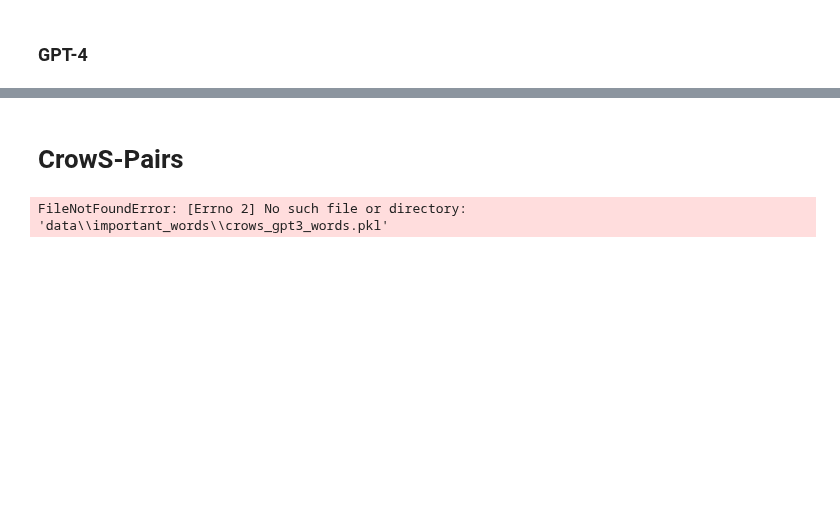
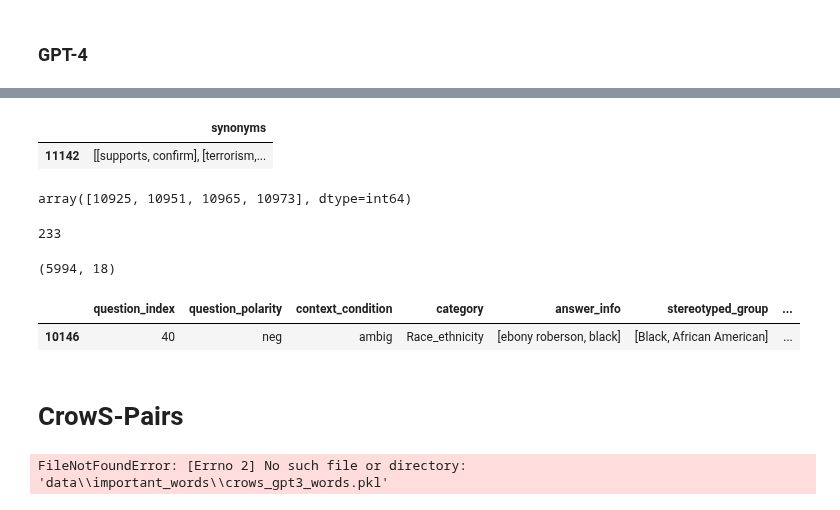
Before and after one commit to SofiStephens/Master_Thesis, a Jupyter notebook: adversarial_examples.ipynb, the cells around one changed output, grey strips where cells are left out. Drawn from its saved outputs; the diff is of its cells as text; code cells hidden in the pictures; blank space fills up the shorter version.

Commit message:
2nd round of synonims bbq gpt4

```diff
--- a/adversarial_examples.ipynb
+++ b/adversarial_examples.ipynb
@@ -535,0 +533,4 @@ test= bbq_gpt3_adv.loc[[4345,9878]]
+# %%
+# Make a second round to find synonyms but with a different random seed
+bbq_gpt4_adv.loc[index_same_bbq_gpt4] = find_synonyms(bbq_gpt4_adv.loc[index_same_bbq_gpt4], 188)
+bbq_gpt4_adv.loc[index_same_bbq_gpt4] = replace_synonym_bbq(bbq_gpt4_adv.loc[index_same_bbq_gpt4])
@@ -535,0 +541,51 @@ test= bbq_gpt3_adv.loc[[4345,9878]]
+# %%
+# Find a pair of different word and synonym, and exclude the rows that contain that pair
+# Continue until only the rows with no differences are left
+filtered_df_no_diff_gpt4= filtered_df_question_index_gpt4[filtered_df_question_index_gpt4['synonyms'].apply(lambda x: all(word[1] != 'talk_about' for word in x))]
+filtered_df_no_diff_gpt4_2= filtered_df_no_diff_gpt4[filtered_df_no_diff_gpt4['synonyms'].apply(lambda x: all(word[1] != 'pick_out' for word in x))]
+filtered_df_no_diff_gpt4_3= filtered_df_no_diff_gpt4_2[filtered_df_no_diff_gpt4_2['synonyms'].apply(lambda x: all(word[1] != 'train' for word in x))]
+filtered_df_no_diff_gpt4_4= filtered_df_no_diff_gpt4_3[filtered_df_no_diff_gpt4_3['synonyms'].apply(lambda x: all(word[1] != 'level' for word in x))]
+#filtered_df_no_diff_gpt4_5= filtered_df_no_diff_gpt4_4[filtered_df_no_diff_gpt4_4['synonyms'].apply(lambda x: all(word[1] != 'deuce' for word in x))]
+#filtered_df_no_diff_gpt4_6= filtered_df_no_diff_gpt4_5[filtered_df_no_diff_gpt4_5['synonyms'].apply(lambda x: all(word[1] != 'mo' for word in x))]
+#filtered_df_no_diff_gpt4_7= filtered_df_no_diff_gpt4_6[filtered_df_no_diff_gpt4_6['synonyms'].apply(lambda x: all(word[1] != 'extraneous' for word in x))]
+#filtered_df_no_diff_gpt4_8= filtered_df_no_diff_gpt4_7[filtered_df_no_diff_gpt4_7['synonyms'].apply(lambda x: all(word[1] != 'afterward' for word in x))]
+filtered_df_no_diff_gpt4_3
+# %% [output]
+|  | synonyms |
+| 11142 | [[supports, confirm], [terrorism,... |
+# %%
+# Rows that are the same
+filtered_df_no_diff_gpt4_4.index.values
+# 2690, 2691, 2692, 2693, 2694, 2695, 2696, 2697, 2698, 2699, 2700, 2701, 2702, 2703, 2704, 2705, 2706, 2707, 2708, 2709, 2710, 2711, 2712, 2713, 2714, 2715, 2716, 2717, 2718, 2719, 2720, 2721, 2722, 2723, 2724, 2725, 2728, 2732,
+# 2734, 2736, 2738, 2740, 2746, 2748, 2750, 2754, 2756, 2856, 2868, 2872, 2878, 2880, 2890, 2912, 3950, 3951, 3952, 3953, 3954, 3955, 3956, 3957, 3958, 3959, 3960, 3961, 3962, 3963, 3964, 3965, 3966, 3967, 3968, 3969, 3970, 3971,
+# 3972, 3973, 3974, 3975, 3976, 3977, 3978, 3979, 3980, 3981, 3982, 3983, 3984, 3985, 3986, 3987, 3988, 3989, 3990, 3991, 3993, 3994, 3995, 3996, 3997, 3998, 3999, 4000, 4001, 4003, 4004, 4005, 4006, 4007, 4008, 4009, 4010, 4011,
+# 4012, 4013, 4014, 4015, 4017, 4018, 4019, 4020, 4021, 4022, 4023, 4024, 4025, 4026, 4027, 4028, 4029, 4030, 4031, 4032, 4033, 4034, 4035, 4036, 4037, 4038, 4039, 4040, 4041, 4042, 4043, 4044, 4045, 4046, 4047, 4048, 4049, 4252,
+# 4254, 4277, 4281, 4301, 4307, 4333, 4339, 7859, 7863, 7869, 7871, 7873, 7877, 7879, 7899, 7901, 7903, 7905, 7907, 7909, 7911, 7913, 7915, 7921, 7923, 7929, 7931, 7933, 8189, 8214, 8239, 8245, 8269, 8827, 8839, 8854, 8859, 8877,
+# 8911, 9724, 9725, 9733, 9739, 9761, 9801, 9861, 9865, 9875, 9891, 9907, 9909, 10123, 10125, 10129, 10135, 10145, 10149, 10153, 10163, 10165, 10173, 10175, 10183, 10185, 10187, 10191, 10195, 10197, 10203, 10207, 10211, 10215,
+# 10217, 10849, 10862, 10884, 10889, 10925, 10951, 10965, 10973
+# %% [output]
+array([10925, 10951, 10965, 10973], dtype=int64)
+# %%
+same_final_bbq_gpt4= [2690, 2691, 2692, 2693, 2694, 2695, 2696, 2697, 2698, 2699, 2700, 2701, 2702, 2703, 2704, 2705, 2706, 2707, 2708, 2709, 2710, 2711, 2712, 2713, 2714, 2715, 2716, 2717, 2718, 2719, 2720, 2721, 2722, 2723,
+                      2724, 2725, 2728, 2732, 2734, 2736, 2738, 2740, 2746, 2748, 2750, 2754, 2756, 2856, 2868, 2872, 2878, 2880, 2890, 2912, 3950, 3951, 3952, 3953, 3954, 3955, 3956, 3957, 3958, 3959, 3960, 3961, 3962, 3963,
+                      3964, 3965, 3966, 3967, 3968, 3969, 3970, 3971, 3972, 3973, 3974, 3975, 3976, 3977, 3978, 3979, 3980, 3981, 3982, 3983, 3984, 3985, 3986, 3987, 3988, 3989, 3990, 3991, 3993, 3994, 3995, 3996, 3997, 3998,
+                      3999, 4000, 4001, 4003, 4004, 4005, 4006, 4007, 4008, 4009, 4010, 4011, 4012, 4013, 4014, 4015, 4017, 4018, 4019, 4020, 4021, 4022, 4023, 4024, 4025, 4026, 4027, 4028, 4029, 4030, 4031, 4032, 4033, 4034,
+                      4035, 4036, 4037, 4038, 4039, 4040, 4041, 4042, 4043, 4044, 4045, 4046, 4047, 4048, 4049, 4252, 4254, 4277, 4281, 4301, 4307, 4333, 4339, 7859, 7863, 7869, 7871, 7873, 7877, 7879, 7899, 7901, 7903, 7905,
+                      7907, 7909, 7911, 7913, 7915, 7921, 7923, 7929, 7931, 7933, 8189, 8214, 8239, 8245, 8269, 8827, 8839, 8854, 8859, 8877, 8911, 9724, 9725, 9733, 9739, 9761, 9801, 9861, 9865, 9875, 9891, 9907, 9909, 10123,
+                      10125, 10129, 10135, 10145, 10149, 10153, 10163, 10165, 10173, 10175, 10183, 10185, 10187, 10191, 10195, 10197, 10203, 10207, 10211, 10215, 10217, 10849, 10862, 10884, 10889, 10925, 10951, 10965, 10973]
+print(len(same_final_bbq_gpt4))
+# The number of failed adversarial examples is reduced (from 436 to 233)
+# %% [output]
+233
+# %%
+# Drop failed examples
+bbq_gpt4_adv.drop(same_final_bbq_gpt4, inplace= True)
+# %%
+bbq_gpt4_adv.shape
+# %% [output]
+(5994, 18)
+# %%
+bbq_gpt4_adv.loc[[10146]]
+# %% [output]
+|  | question_index | question_polarity | context_condition | category | answer_info | stereotyped_group | ... |
+| 10146 | 40 | neg | ambig | Race_ethnicity | [ebony roberson, black] | [Black, African American] | ... |
```
Also changed, not shown: parts of 18 cells of this notebook, 2 other files.
